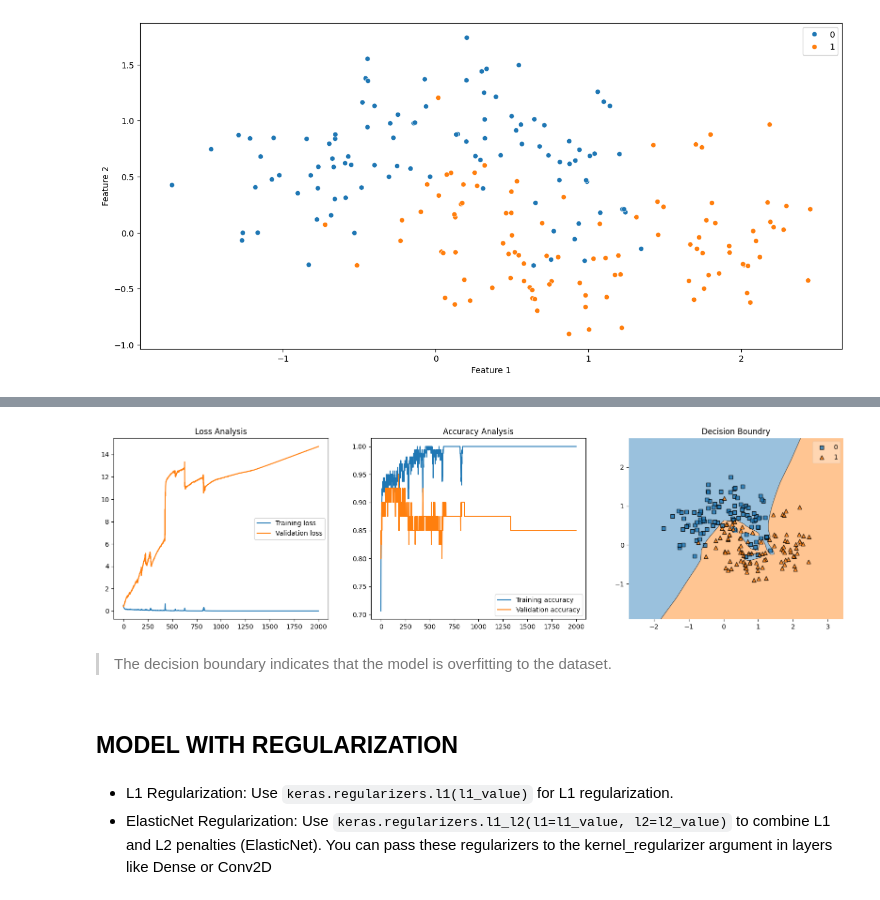
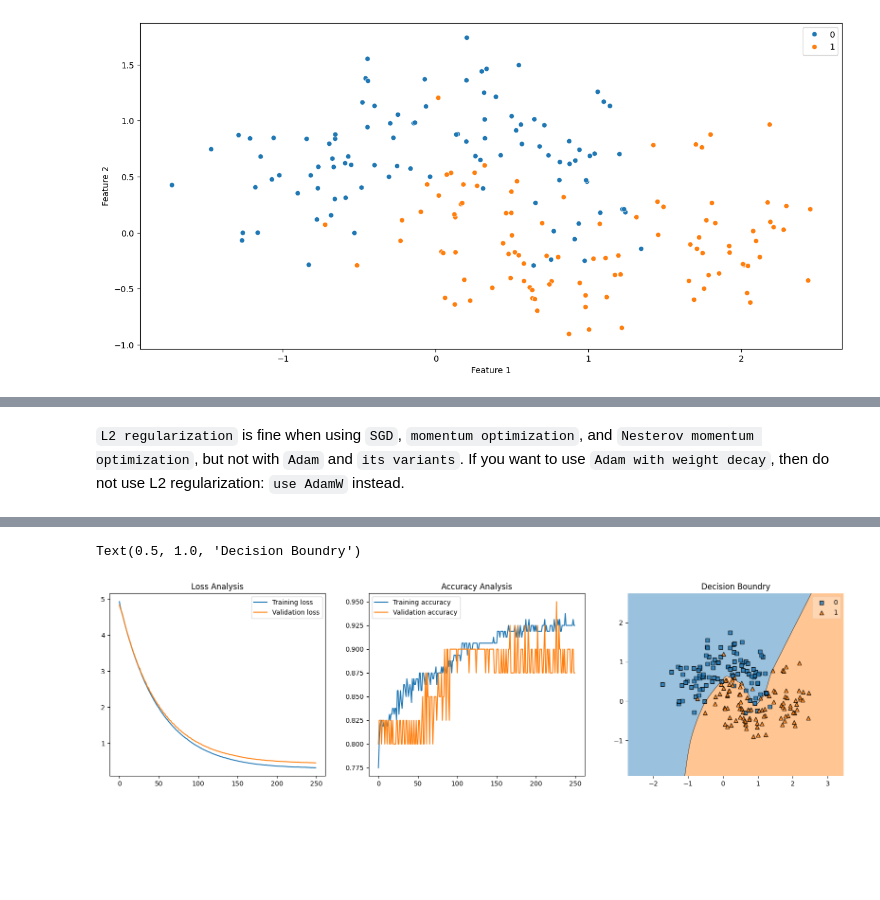
Before and after one commit to Shriram-Vibhute/Deep-Learning, a Jupyter notebook: Regularization/Regularization.ipynb, the cells around one changed output, grey strips where cells are left out. Saved outputs shown, nothing was run; the diff lists cells and outputs as text; code cells hidden in the pictures; blank space fills up the shorter version.

Commit message:
Updated dropout analysis and Regularization notebook with more crucial information. Added Max-Norm Regularization notebook.

```diff
--- a/Regularization/Regularization.ipynb
+++ b/Regularization/Regularization.ipynb
@@ -131,12 +114,33 @@ Model: "sequential_6"
+# %%
+# To decrease the redundency of creating same layers multiple times you can do something like below
+from functools import partial
+
+RegularizedDense = partial(
+    Dense,
+    activation="relu",
+    kernel_initializer="he_normal",
+    kernel_regularizer=keras.regularizers.l2(0.01)
+)
+
+model = tf.keras.Sequential([
+    Input(shape = (X_train.shape[1],)),
+    RegularizedDense(128),
+    RegularizedDense(64),
+    RegularizedDense(32),
+    RegularizedDense(1, activation="softmax")
+])
+# %% [markdown]
+`L2 regularization` is fine when using `SGD`, `momentum optimization`, and `Nesterov momentum optimization`, but not with `Adam` and `its variants`. If you want to use `Adam with weight decay`, then do not use L2 regularization: `use AdamW` instead.
 # %%
-opt = keras.optimizers.Adam(learning_rate = 0.01)
-model_1.compile(
+# Model Compiling and Training
+opt = keras.optimizers.SGD(learning_rate=0.01, momentum=0.9)
+model.compile(
     optimizer = opt,
     loss = 'binary_crossentropy',
     metrics = ['accuracy']
 )
+
+history = model.fit(X_train, y_train, epochs = 250, verbose = 0, validation_data = (X_test, y_test))
-# %%
-history = model_1.fit(X_train, y_train, epochs = 2000, verbose = 0, validation_data = (X_test, y_test))
 # %%
 fig, ax = plt.subplots(nrows = 1, ncols = 3, figsize = (20, 5))
 
@@ -153,8 +157,7 @@ ax[1].legend()
 # Plotting Decision Boundry
 from mlxtend.plotting import plot_decision_regions
 plot_decision_regions(
-    X = X, y = y, clf = model_1, ax = ax[2]
+    X = X, y = y, clf = model, ax = ax[2]
 )
 ax[2].set_title('Decision Boundry')
-fig.show()
 # %% [output]
@@ -162,9 +165,2 @@ fig.show()
+Text(0.5, 1.0, 'Decision Boundry')
-[figure, old version]
+[figure, new version]
-# %% [markdown]
-> The decision boundary indicates that the model is overfitting to the dataset.
-# %% [markdown]
-## **MODEL WITH REGULARIZATION**
-# %% [markdown]
-- L1 Regularization: Use `keras.regularizers.l1(l1_value)` for L1 regularization.
-- ElasticNet Regularization: Use `keras.regularizers.l1_l2(l1=l1_value, l2=l2_value)` to combine L1 and L2 penalties (ElasticNet).
-You can pass these regularizers to the kernel_regularizer argument in layers like Dense or Conv2D
```
Also changed, not shown: parts of 19 cells of this notebook, 2 other files.
